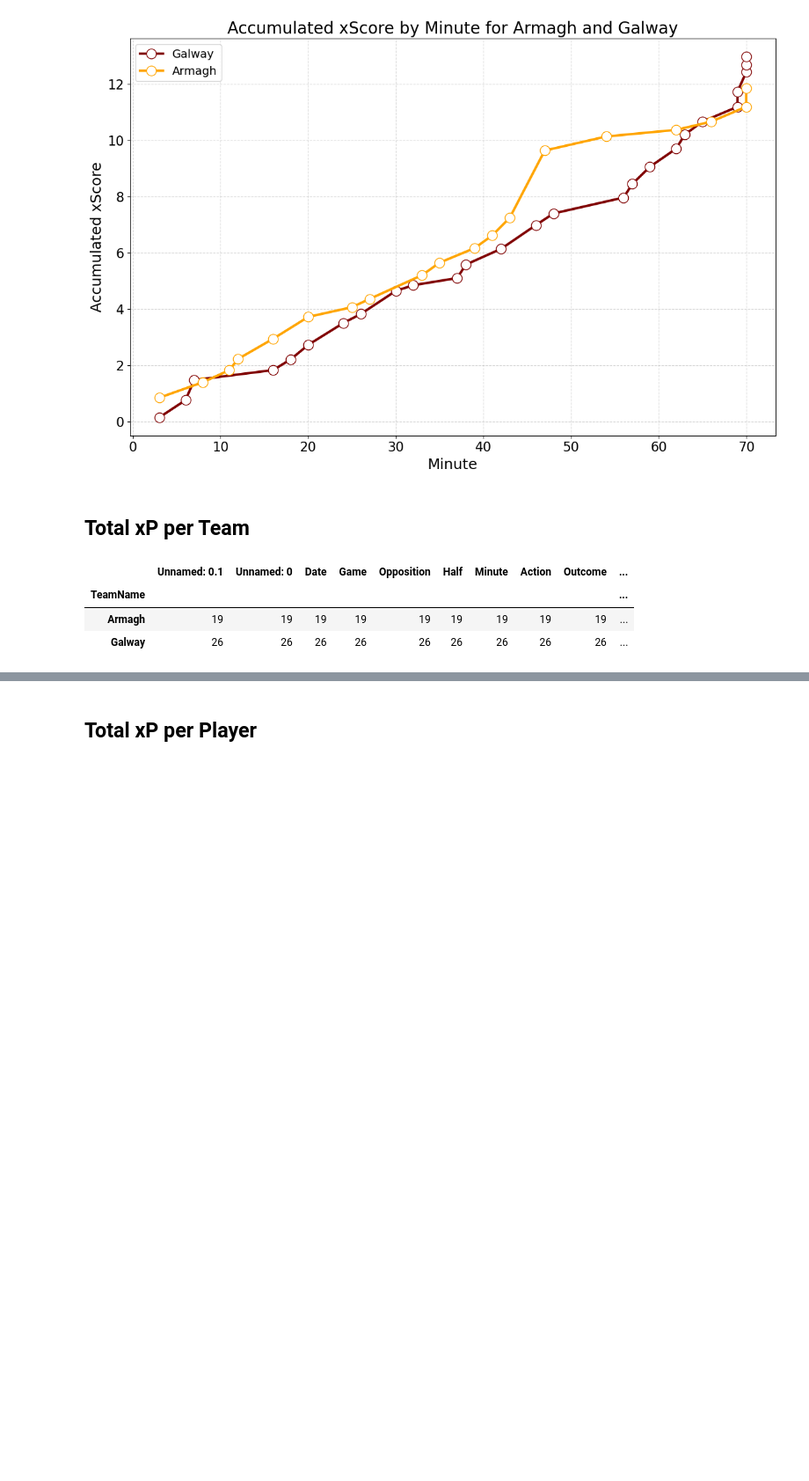
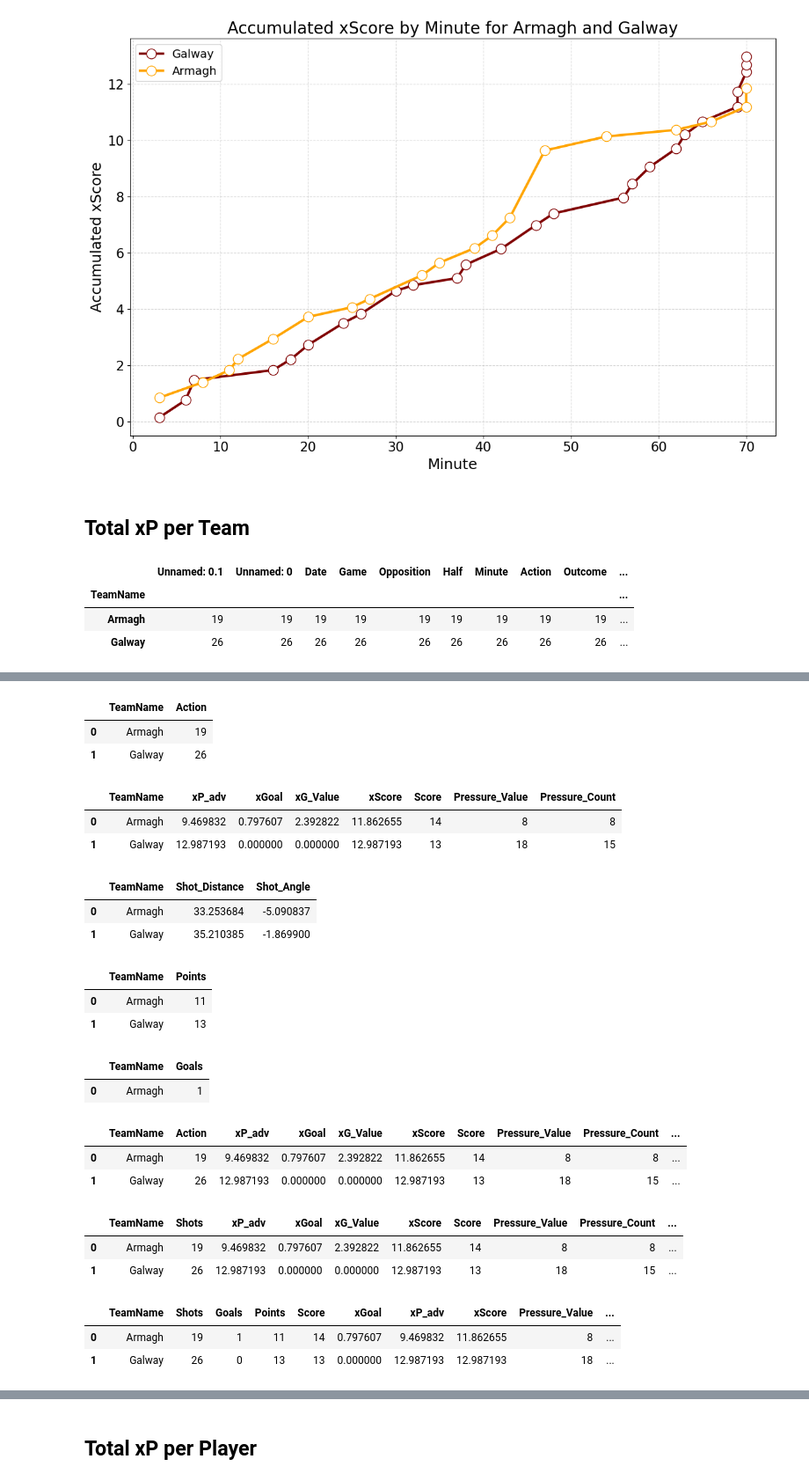
Before and after one commit to CathalMcC15/GAA_Viz, a Jupyter notebook: Match Analysis (xP&xG).ipynb, the cells around one changed output, grey strips where cells are left out. Shown at 88% size. Cells and saved outputs as stored; diff of their text form; code cells hidden in the pictures; blank space fills up the shorter version.

```diff
--- a/Match Analysis (xP&xG).ipynb
+++ b/Match Analysis (xP&xG).ipynb
@@ -657,0 +656,67 @@ df.groupby('TeamName').count()
+# %%
+tm = df.groupby('TeamName').count()
+
+tm = tm[['Action']]
+tm = tm.reset_index()
+tm
+# %% [output]
+|  | TeamName | Action |
+| 0 | Armagh | 19 |
+| 1 | Galway | 26 |
+# %%
+tm1 = df.groupby('TeamName').sum()
+tm1 = tm1.reset_index()
+tm1 = tm1[['TeamName', 'xP_adv', 'xGoal', 'xG_Value', 'xScore', 'Score', 'Pressure_Value', 'Pressure_Count']]
+tm1
+# %% [output]
+|  | TeamName | xP_adv | xGoal | xG_Value | xScore | Score | Pressure_Value | Pressure_Count |
+| 0 | Armagh | 9.469832 | 0.797607 | 2.392822 | 11.862655 | 14 | 8 | 8 |
+| 1 | Galway | 12.987193 | 0.000000 | 0.000000 | 12.987193 | 13 | 18 | 15 |
+# %%
+tm2 = df.groupby('TeamName').mean()
+tm2 = tm2.reset_index()
+tm2 = tm2[['TeamName', 'Shot_Distance', 'Shot_Angle']]
+tm2
+# %% [output]
+|  | TeamName | Shot_Distance | Shot_Angle |
+| 0 | Armagh | 33.253684 | -5.090837 |
+| 1 | Galway | 35.210385 | -1.869900 |
+# %%
+pts = df[df['Score'] == 1]
+pts = pts.groupby('TeamName').sum()
+pts = pts[['Score']]
+pts = pts.reset_index()
+pts = pts.rename(columns={'Score': 'Points'})
+pts
+# %% [output]
+|  | TeamName | Points |
+| 0 | Armagh | 11 |
+| 1 | Galway | 13 |
+# %%
+gls = df[df['Score'] == 3]
+gls = gls.groupby('TeamName').count()
+gls = gls[['Score']]
+gls = gls.reset_index()
+gls = gls.rename(columns={'Score': 'Goals'})
+gls
+# %% [output]
+|  | TeamName | Goals |
+| 0 | Armagh | 1 |
+# %%
+merged_df = pd.merge(tm, tm1, on='TeamName')
+merged_df = pd.merge(merged_df, tm2, on='TeamName')
+merged_df = pd.merge(merged_df, pts, on='TeamName')
+merged_df = pd.merge(merged_df, gls, on='TeamName', how='left')
+merged_df['Goals'] = merged_df['Goals'].fillna(0).astype(int)
+merged_df
+# %% [output]
+|  | TeamName | Action | xP_adv | xGoal | xG_Value | xScore | Score | Pressure_Value | Pressure_Count | ... |
+| 0 | Armagh | 19 | 9.469832 | 0.797607 | 2.392822 | 11.862655 | 14 | 8 | 8 | ... |
+| 1 | Galway | 26 | 12.987193 | 0.000000 | 0.000000 | 12.987193 | 13 | 18 | 15 | ... |
+# %%
+md = merged_df.rename(columns={'Action': 'Shots'})
+md
+# %% [output]
+|  | TeamName | Shots | xP_adv | xGoal | xG_Value | xScore | Score | Pressure_Value | Pressure_Count | ... |
+| 0 | Armagh | 19 | 9.469832 | 0.797607 | 2.392822 | 11.862655 | 14 | 8 | 8 | ... |
+| 1 | Galway | 26 | 12.987193 | 0.000000 | 0.000000 | 12.987193 | 13 | 18 | 15 | ... |
@@ -658 +725,7 @@ df.groupby('TeamName').count()
+# %%
+md
+# %% [output]
+|  | TeamName | Shots | Goals | Points | Score | xGoal | xP_adv | xScore | Pressure_Value | ... |
+| 0 | Armagh | 19 | 1 | 11 | 14 | 0.797607 | 9.469832 | 11.862655 | 8 | ... |
+| 1 | Galway | 26 | 0 | 13 | 13 | 0.000000 | 12.987193 | 12.987193 | 18 | ... |
 # %%
```
Also changed, not shown: parts of 23 cells of this notebook.
